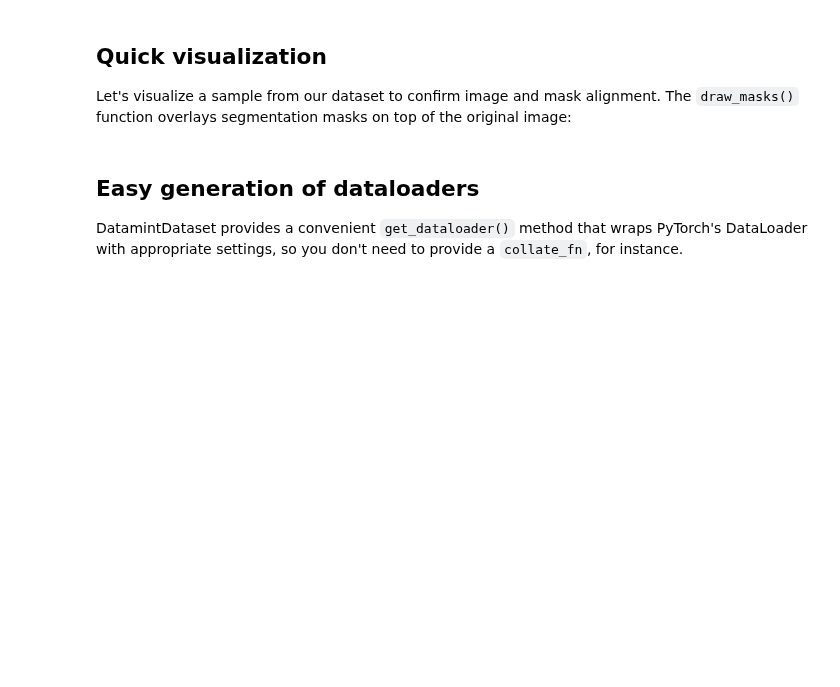
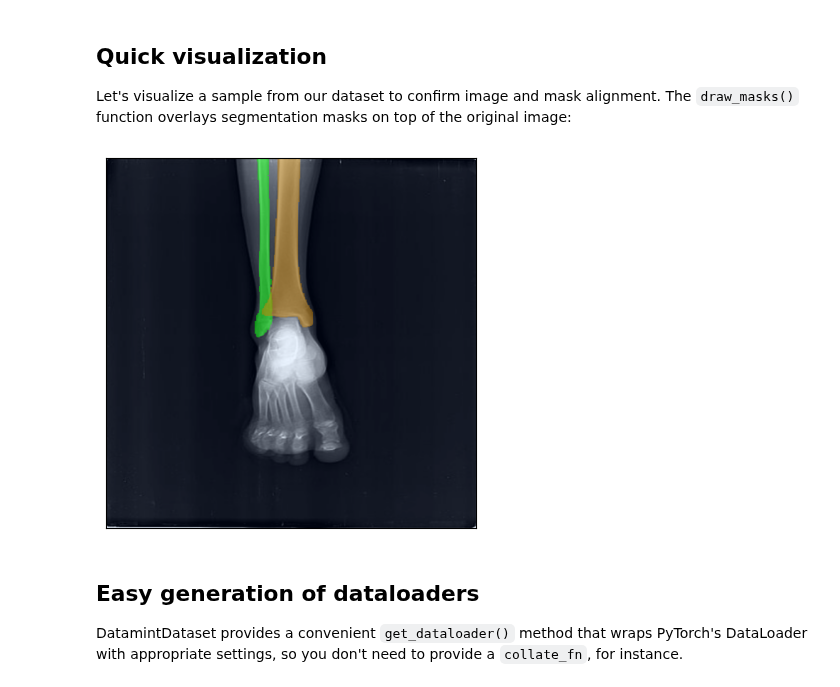
Before and after one commit to SonanceAI/datamint-python-api, a Jupyter notebook: notebooks/experiment_segmentation_lightning.ipynb, the cells around one changed output. Drawn from its saved outputs; the diff is of its cells as text; code cells hidden in the pictures; blank space fills up the shorter version.

```diff
--- a/notebooks/experiment_segmentation_lightning.ipynb
+++ b/notebooks/experiment_segmentation_lightning.ipynb
@@ -84,19 +85,21 @@ Let's visualize a sample from our dataset to confirm image and mask alignment. T
 # %%
 from datamintapi.utils.visualization import draw_masks, show
 
 # Fetch a sample item from the training dataset
-item = Dtrain[3]
+item = Dtrain[-1]
 
 segs = item['segmentations']  # Tensor of shape (L, H, W), where L is the number of labels plus background.
 # segs[0] is the background mask
 
 image = item['image']  # Tensor of shape (C, H, W)
 segs_names = Dtrain.segmentation_labels_set  # (list of str)
 
 # Display the image with bone segmentation masks overlaid
 image_with_mask = draw_masks(image,
                              masks=segs[1:] == 1)
 show(image_with_mask)
+# %% [output]
+[figure, added]
 # %% [markdown]
 ## Easy generation of dataloaders
 
```
Also changed, not shown: parts of 2 cells of this notebook.
